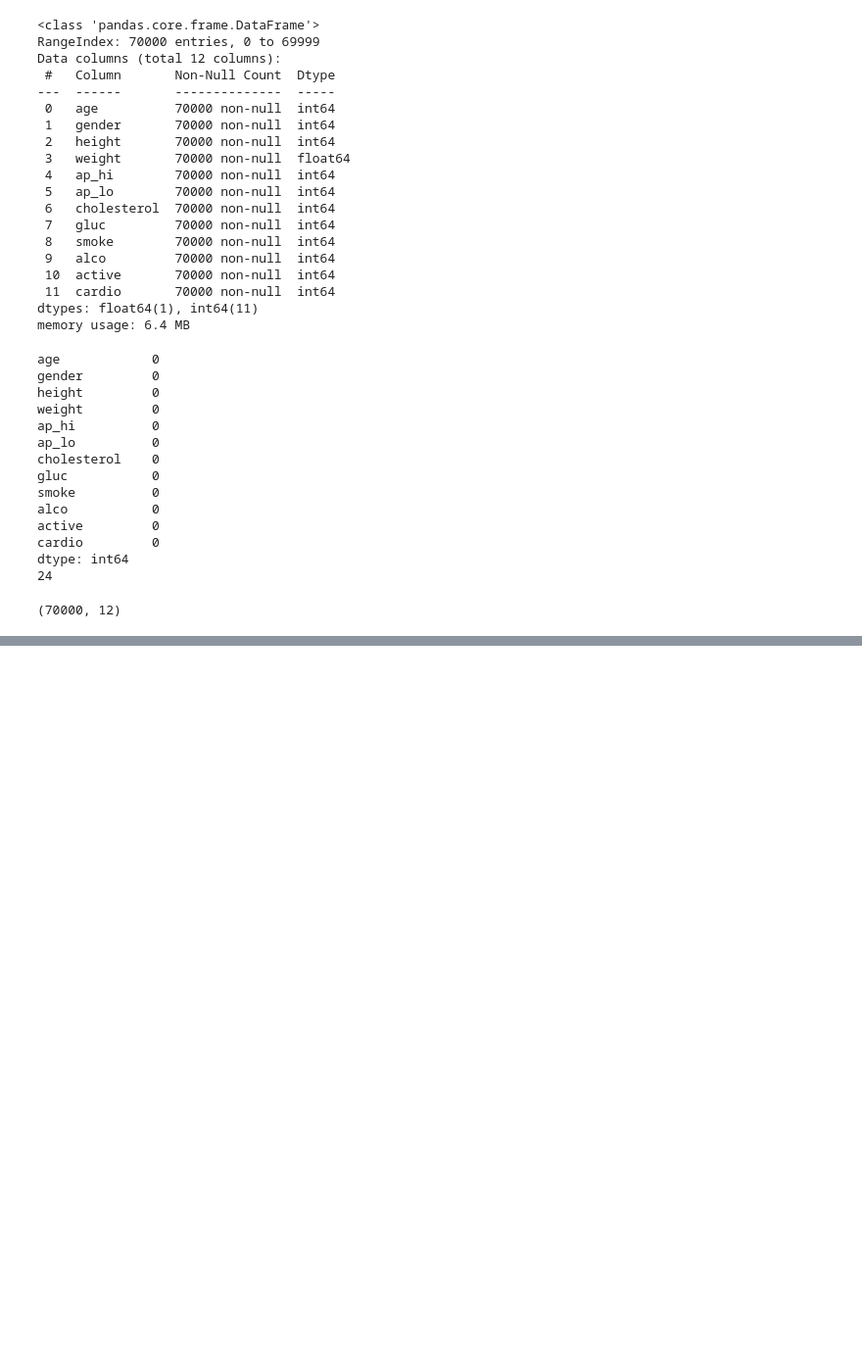
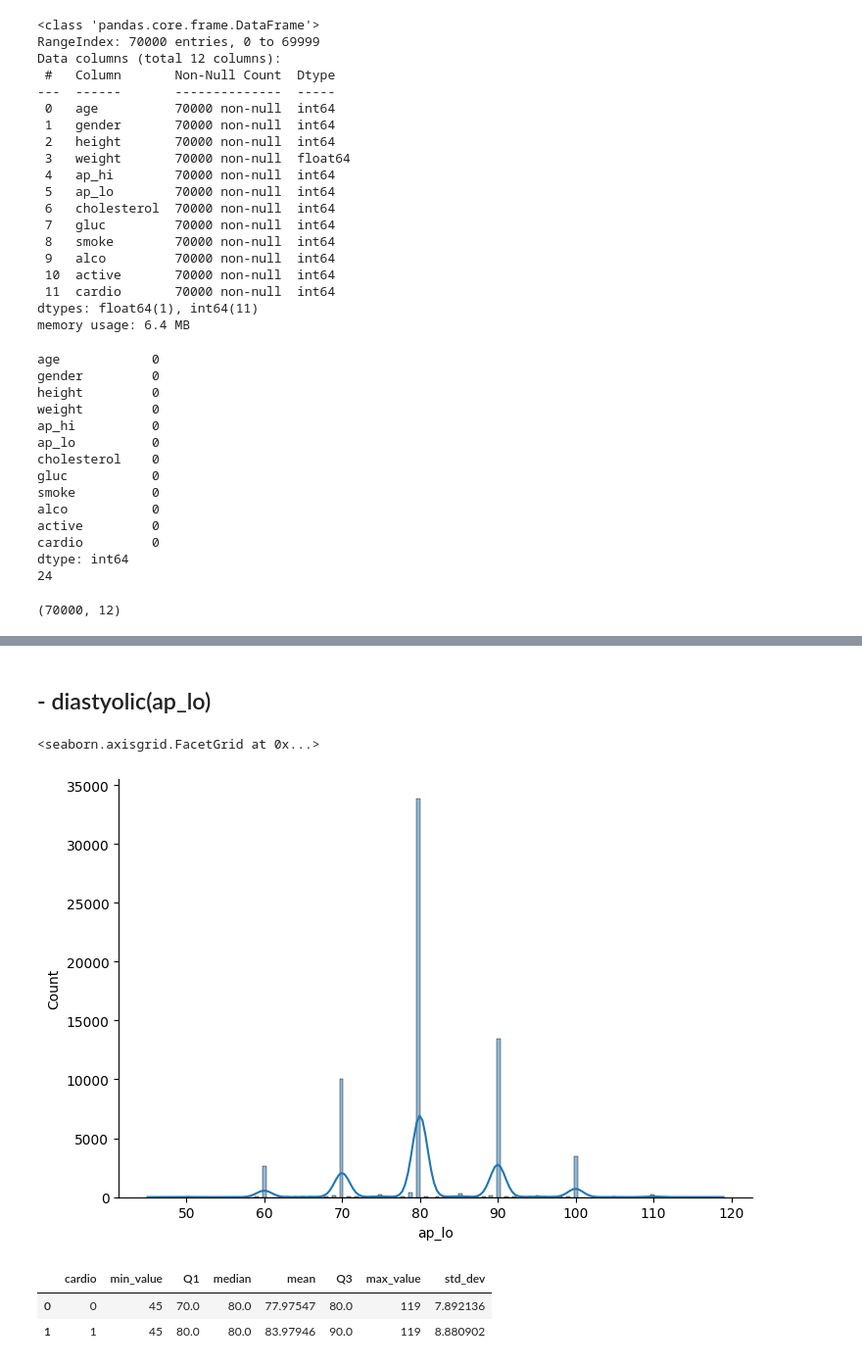
Before and after one commit to shivansh-dhakad/NAVKALPANA-RICR-NK-0046, a Jupyter notebook: model/data_preprocessing.ipynb, the cells around one changed output, grey strips where cells are left out. Shown at 98% size. Cells and saved outputs as stored; diff of their text form; code cells hidden in the pictures; blank space fills up the shorter version.

```diff
--- a/model/data_preprocessing.ipynb
+++ b/model/data_preprocessing.ipynb
@@ -268,0 +222,13 @@ plt.show()
+# %% [markdown]
+## - diastyolic(ap_lo)
+# %%
+sns.displot(df['ap_lo'], kde=True, height=5, aspect=1.5)
+# %% [output]
+<seaborn.axisgrid.FacetGrid at 0x...>
+[figure, added]
+# %%
+summarize_by_cardio(df,'ap_lo')
+# %% [output]
+|  | cardio | min_value | Q1 | median | mean | Q3 | max_value | std_dev |
+| 0 | 0 | 45 | 70.0 | 80.0 | 77.97547 | 80.0 | 119 | 7.892136 |
+| 1 | 1 | 45 | 80.0 | 80.0 | 83.97946 | 90.0 | 119 | 8.880902 |
```
Also changed, not shown: parts of 104 cells of this notebook.
